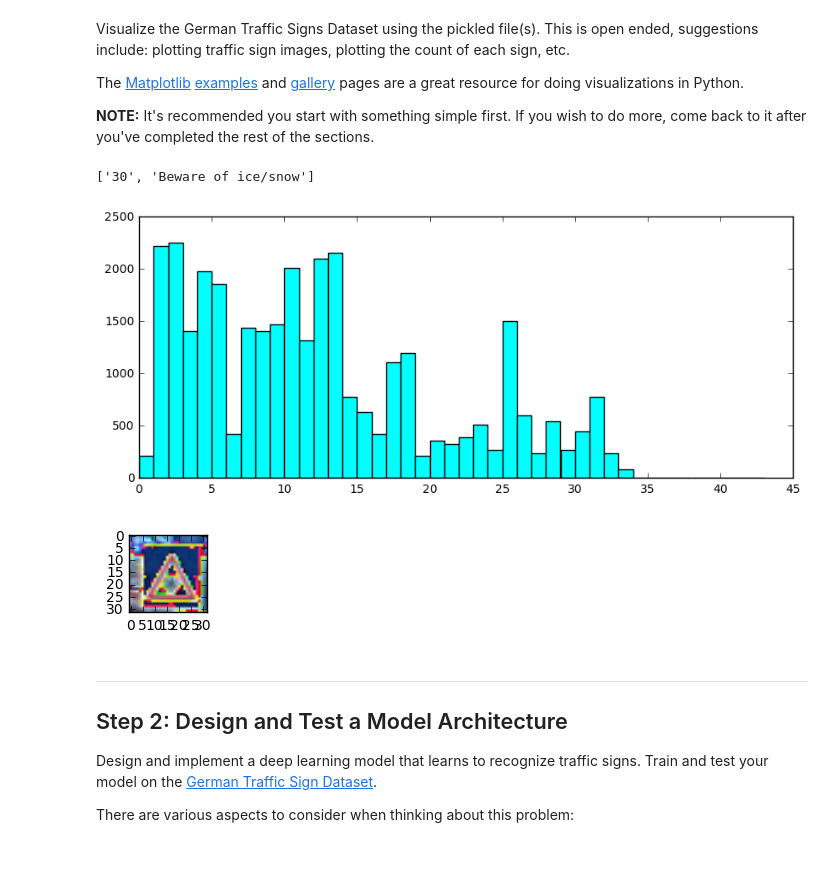
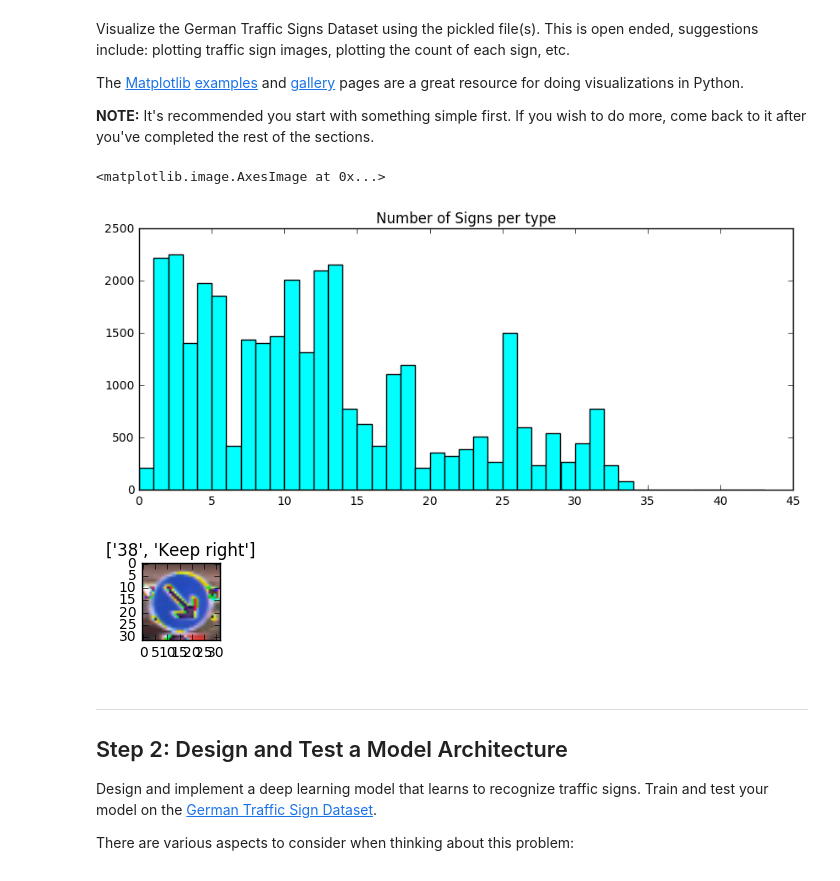
Before and after one commit to t-f-g/CarND, a Jupyter notebook: CarND-Traffic-Sign-Classifier-Project/Traffic_Sign_Classifier.ipynb, the cells around one changed output. Drawn from its saved outputs; the diff is of its cells as text; code cells hidden in the pictures.

```diff
--- a/CarND-Traffic-Sign-Classifier-Project/Traffic_Sign_Classifier.ipynb
+++ b/CarND-Traffic-Sign-Classifier-Project/Traffic_Sign_Classifier.ipynb
@@ -100,37 +100,38 @@ The [Matplotlib](http://matplotlib.org/) [examples](http://matplotlib.org/exampl
 ### Feel free to use as many code cells as needed.
 import matplotlib.pyplot as plt
 import random
 import numpy as np
 import csv
 # Visualizations will be shown in the notebook.
 %matplotlib inline
 
 # Show class distribution in bar chart
 bar_chart_y = []
 bar_chart_x = range(n_classes)
 for n in range(n_classes):
     label_count = 0
     for i in range(n_train):
         if (train['labels'][i] == n):
             label_count += 1
     bar_chart_y.append(label_count)
 plt.figure(figsize=(10,4))
+plt.title("Number of Signs per type")
 plt.bar(bar_chart_x, bar_chart_y, 1, color="cyan")
 
 with open('signnames.csv','r') as name:
     reader = csv.reader(name)
     names = list(reader)
 
 index = random.randint(0, len(X_train))
 image = X_train[index].squeeze()
 
 plt.figure(figsize=(1,1))
+plt.title(names[y_train[index]+1])
 plt.imshow(image)
-print(names[y_train[index]+1])
 # %% [output]
-['30', 'Beware of ice/snow']
+<matplotlib.image.AxesImage at 0x...>
-[figure, old version]
+[figure, new version]
-[figure, old version]
+[figure, new version]
 # %% [markdown]
 ----
 
```
Also changed, not shown: parts of 1 cell of this notebook, 1 other file.
